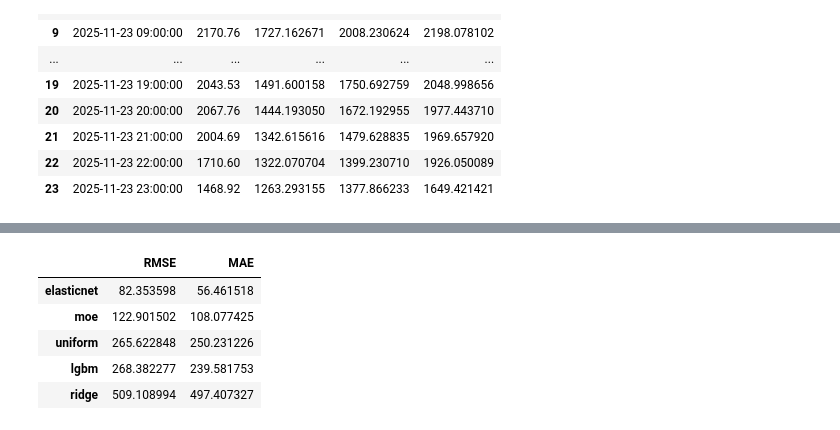
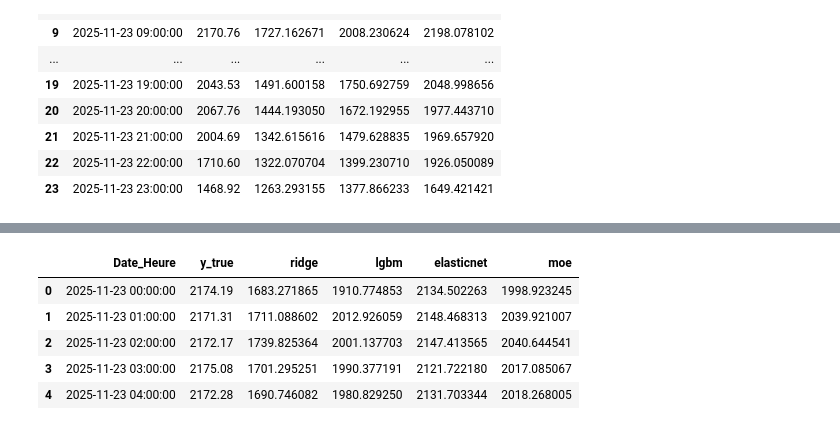
Before and after one commit to alexandremathiasdonnat/Air-Liquide-RD, a Jupyter notebook: dashboard.ipynb, the cells around one changed output, grey strips where cells are left out. Drawn from its saved outputs; the diff is of its cells as text; code cells hidden in the pictures.

```diff
--- a/dashboard.ipynb
+++ b/dashboard.ipynb
@@ -167,26 +311,10 @@ MAE  24h: 108.07742461585035
 # %%
-def rmse(y, yhat):
-    return np.sqrt(np.mean((yhat - y)**2))
-
-def mae(y, yhat):
-    return np.mean(np.abs(yhat - y))
-
-y = df_out["y_true"].to_numpy()
-
-scores = {}
-for name in ["ridge", "lgbm", "elasticnet", "moe"]:
-    scores[name] = {"RMSE": rmse(y, df_out[name].to_numpy()),
-                    "MAE":  mae(y, df_out[name].to_numpy())}
-
-df_out["uniform"] = df_out[["ridge","lgbm","elasticnet"]].mean(axis=1).to_numpy()
-scores["uniform"] = {"RMSE": rmse(y, df_out["uniform"].to_numpy()),
-                     "MAE":  mae(y, df_out["uniform"].to_numpy())}
-
-pd.DataFrame(scores).T.sort_values("RMSE")
+df = pd.read_csv('data/output2/moe_24h.csv')
+df.head()
 # %% [output]
-|  | RMSE | MAE |
-| elasticnet | 82.353598 | 56.461518 |
-| moe | 122.901502 | 108.077425 |
-| uniform | 265.622848 | 250.231226 |
-| lgbm | 268.382277 | 239.581753 |
-| ridge | 509.108994 | 497.407327 |
+|  | Date_Heure | y_true | ridge | lgbm | elasticnet | moe |
+| 0 | 2025-11-23 00:00:00 | 2174.19 | 1683.271865 | 1910.774853 | 2134.502263 | 1998.923245 |
+| 1 | 2025-11-23 01:00:00 | 2171.31 | 1711.088602 | 2012.926059 | 2148.468313 | 2039.921007 |
+| 2 | 2025-11-23 02:00:00 | 2172.17 | 1739.825364 | 2001.137703 | 2147.413565 | 2040.644541 |
+| 3 | 2025-11-23 03:00:00 | 2175.08 | 1701.295251 | 1990.377191 | 2121.722180 | 2017.085067 |
+| 4 | 2025-11-23 04:00:00 | 2172.28 | 1690.746082 | 1980.829250 | 2131.703344 | 2018.268005 |
```
Also changed, not shown: parts of 25 cells of this notebook, 10 other files.
